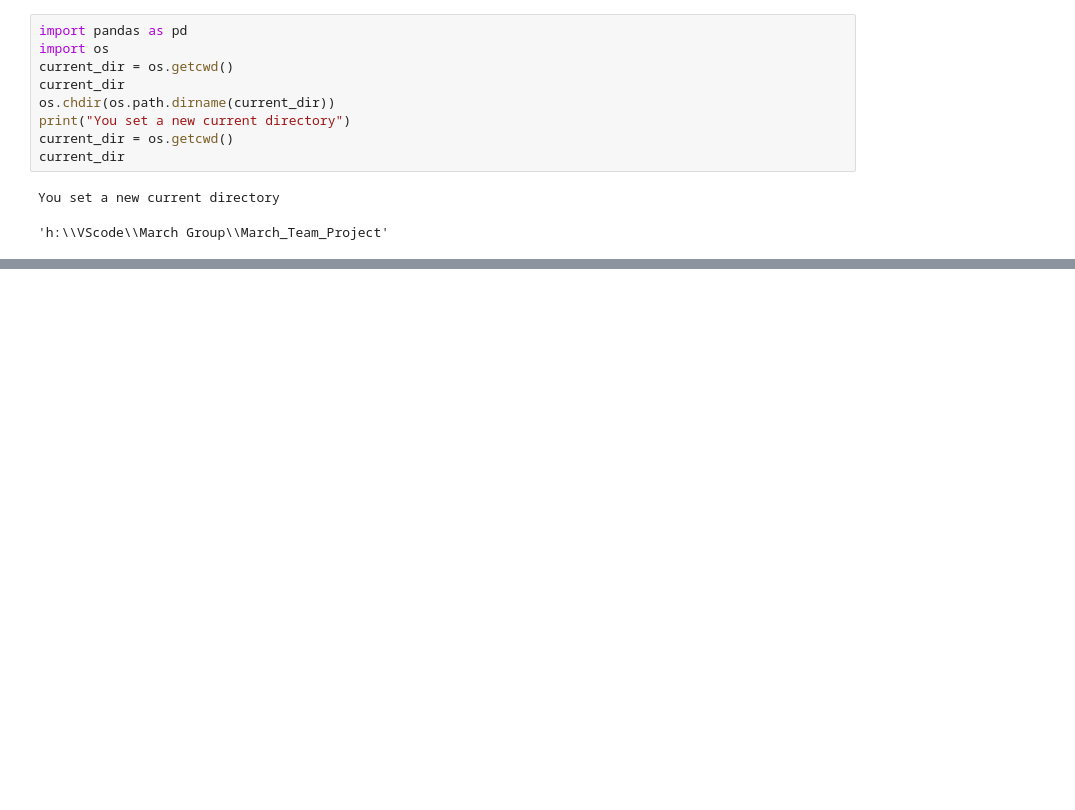
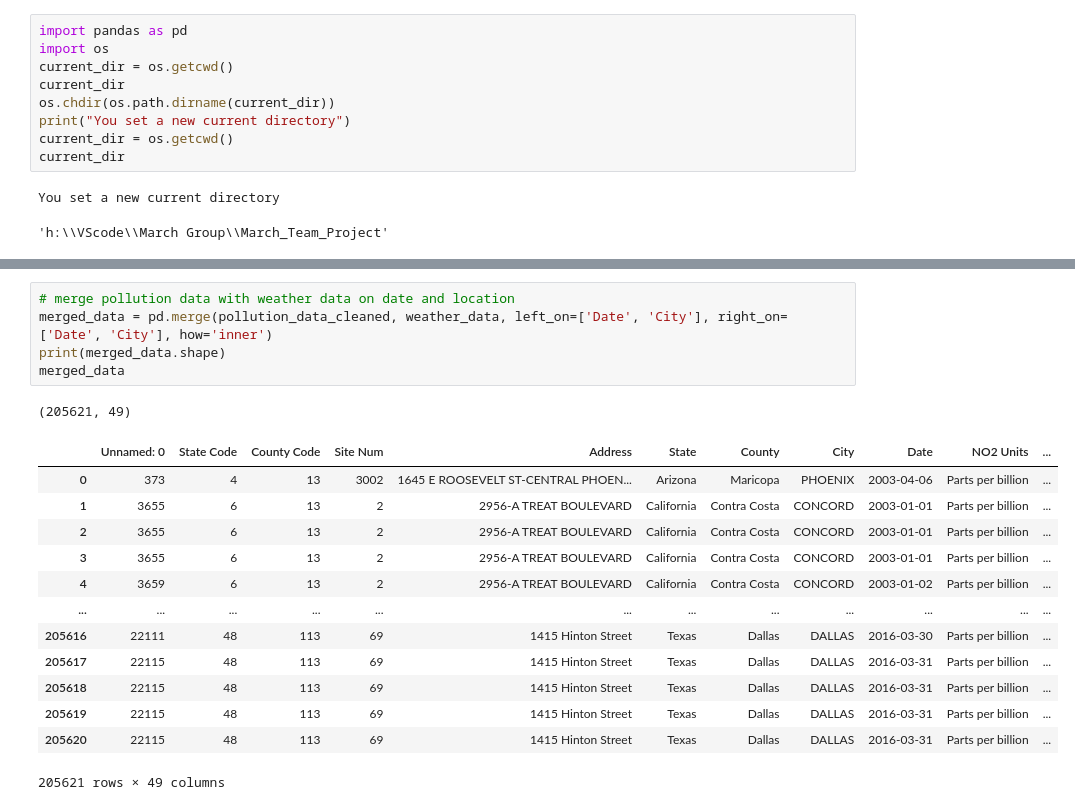
Before and after one commit to tamikamqhum/March_Team_Project, a Jupyter notebook: jupyter_notebooks/PG_Notebook_Weather_laststep.ipynb, the cells around one changed output, grey strips where cells are left out. Drawn from its saved outputs; the diff is of its cells as text; blank space fills up the shorter version.

```diff
--- a/jupyter_notebooks/PG_Notebook_Weather_laststep.ipynb
+++ b/jupyter_notebooks/PG_Notebook_Weather_laststep.ipynb
@@ -23,0 +155,20 @@ MemoryError: Unable to allocate 1.12 GiB for an array with shape (3, 50226757) a
+# %%
+# merge pollution data with weather data on date and location
+merged_data = pd.merge(pollution_data_cleaned, weather_data, left_on=['Date', 'City'], right_on=['Date', 'City'], how='inner')
+print(merged_data.shape)
+merged_data
+# %% [output]
+(205621, 49)
+|  | Unnamed: 0 | State Code | County Code | Site Num | Address | State | County | City | Date | NO2 Units | ... |
+| 0 | 373 | 4 | 13 | 3002 | 1645 E ROOSEVELT ST-CENTRAL PHOEN... | Arizona | Maricopa | PHOENIX | 2003-04-06 | Parts per billion | ... |
+| 1 | 3655 | 6 | 13 | 2 | 2956-A TREAT BOULEVARD | California | Contra Costa | CONCORD | 2003-01-01 | Parts per billion | ... |
+| 2 | 3655 | 6 | 13 | 2 | 2956-A TREAT BOULEVARD | California | Contra Costa | CONCORD | 2003-01-01 | Parts per billion | ... |
+| 3 | 3655 | 6 | 13 | 2 | 2956-A TREAT BOULEVARD | California | Contra Costa | CONCORD | 2003-01-01 | Parts per billion | ... |
+| 4 | 3659 | 6 | 13 | 2 | 2956-A TREAT BOULEVARD | California | Contra Costa | CONCORD | 2003-01-02 | Parts per billion | ... |
+| ... | ... | ... | ... | ... | ... | ... | ... | ... | ... | ... | ... |
+| 205616 | 22111 | 48 | 113 | 69 | 1415 Hinton Street | Texas | Dallas | DALLAS | 2016-03-30 | Parts per billion | ... |
+| 205617 | 22115 | 48 | 113 | 69 | 1415 Hinton Street | Texas | Dallas | DALLAS | 2016-03-31 | Parts per billion | ... |
+| 205618 | 22115 | 48 | 113 | 69 | 1415 Hinton Street | Texas | Dallas | DALLAS | 2016-03-31 | Parts per billion | ... |
+| 205619 | 22115 | 48 | 113 | 69 | 1415 Hinton Street | Texas | Dallas | DALLAS | 2016-03-31 | Parts per billion | ... |
+| 205620 | 22115 | 48 | 113 | 69 | 1415 Hinton Street | Texas | Dallas | DALLAS | 2016-03-31 | Parts per billion | ... |
+205621 rows × 49 columns
```
Also changed, not shown: parts of 8 cells of this notebook, 1 other file.
